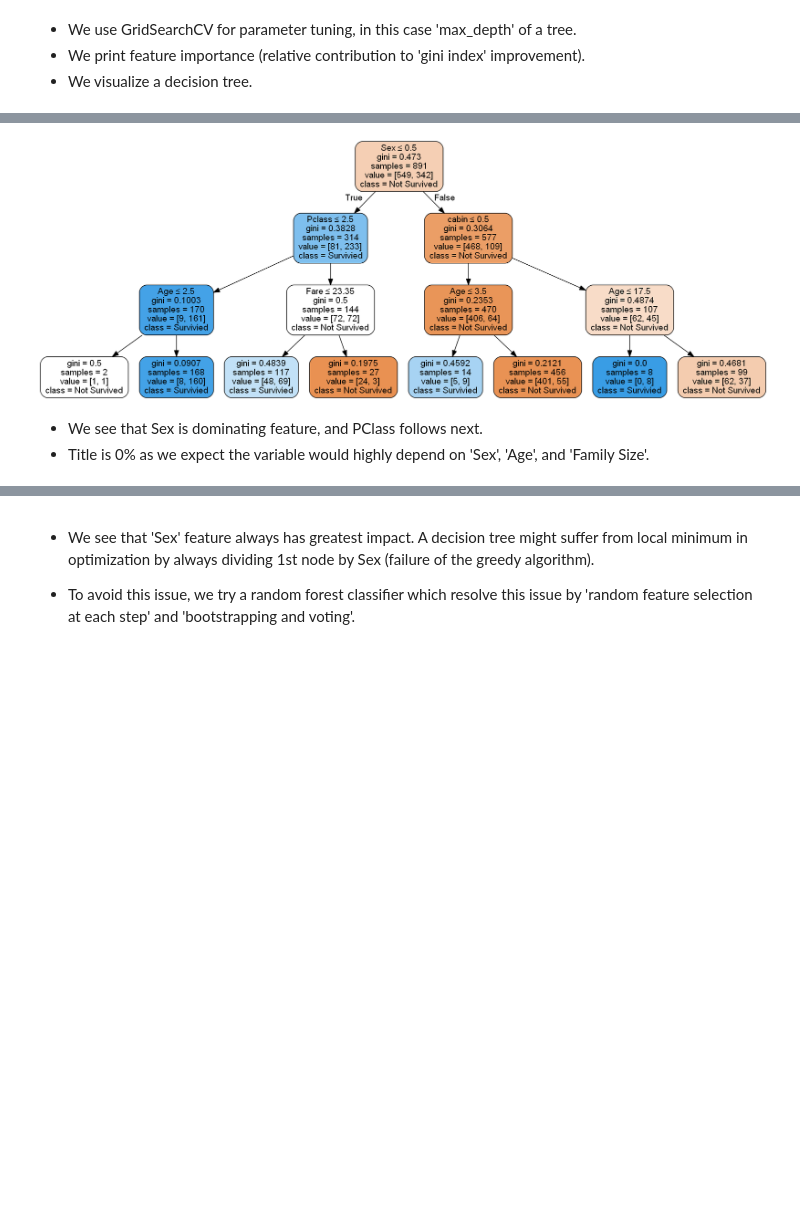
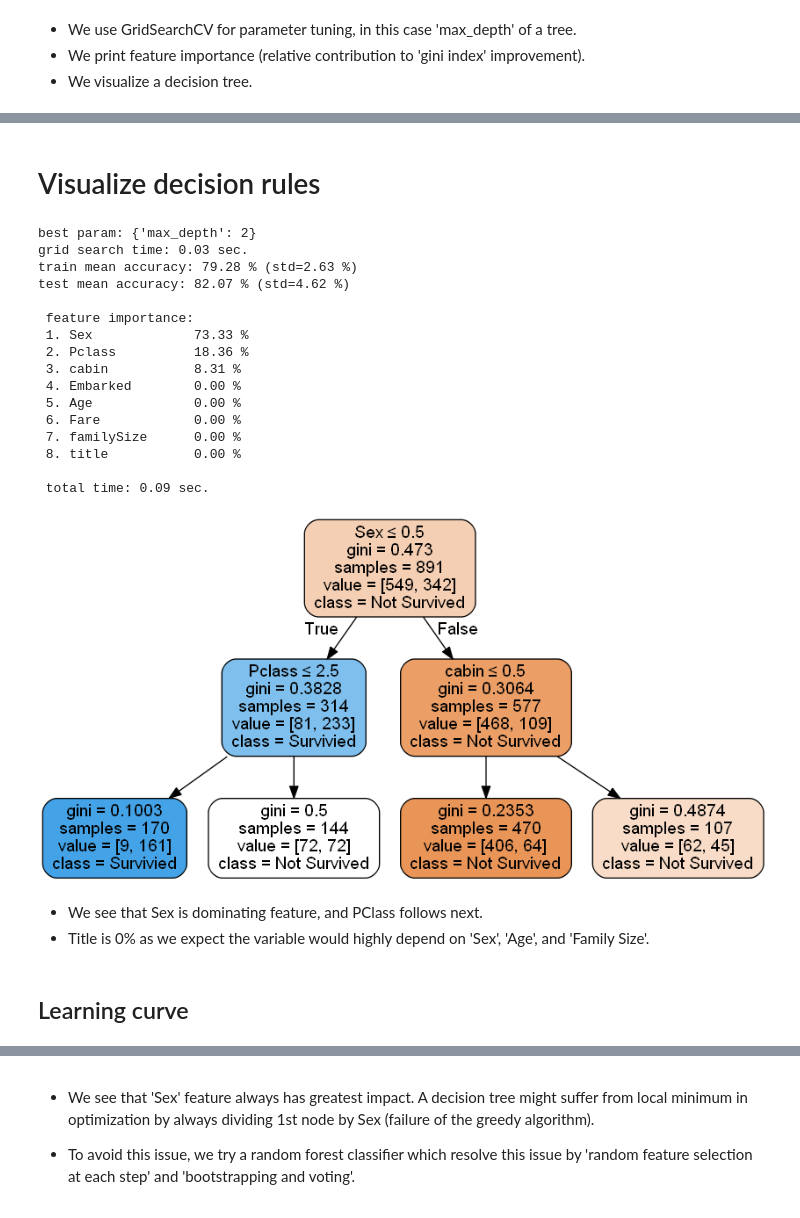
Before and after one commit to smkim235/kaggle, a Jupyter notebook: 1. Titanic Survival/2. Titanic - Modeling.ipynb, the cells around one changed output, grey strips where cells are left out. Drawn from its saved outputs; the diff is of its cells as text; code cells hidden in the pictures; blank space fills up the shorter version.

```diff
--- a/1. Titanic Survival/2. Titanic - Modeling.ipynb
+++ b/1. Titanic Survival/2. Titanic - Modeling.ipynb
@@ -218,15 +217,36 @@ DecisionTreeClassifier(class_weight=None, criterion='gini', max_depth=3,
             min_impurity_split=1e-07, min_samples_leaf=1,
             min_samples_split=2, min_weight_fraction_leaf=0.0,
             presort=False, random_state=None, splitter='best')
+# %% [markdown]
+# Visualize decision rules
 # %%
-Image(printTreeNode(clf_dt_gs,
+param_grid = [ {'max_depth':[2]} ]
+Image(printTreeNode(fitTree(X,y,param_grid=param_grid),
     feature_names=['Pclass','Sex', 'title', 'familySize', 'Fare', 'Age', 'cabin', 'Embarked'],
     class_names=['Not Survived', 'Survivied']))
 # %% [output]
+best param: {'max_depth': 2}
+grid search time: 0.03 sec.
+train mean accuracy: 79.28 % (std=2.63 %)
+test mean accuracy: 82.07 % (std=4.62 %)
+
+ feature importance:
+ 1. Sex             73.33 %
+ 2. Pclass          18.36 %
+ 3. cabin           8.31 %
+ 4. Embarked        0.00 %
+ 5. Age             0.00 %
+ 6. Fare            0.00 %
+ 7. familySize      0.00 %
+ 8. title           0.00 %
+
+ total time: 0.09 sec.
-[figure, old version]
+[figure, new version]
 # %% [markdown]
 - We see that Sex is dominating feature, and PClass follows next.
 - Title is 0% as we expect the variable would highly depend on 'Sex', 'Age', and 'Family Size'.
+# %% [markdown]
+## Learning curve
 # %%
 drawLearningCurve(clf_dt_gs, X, y)
 # %% [output]
```
Also changed, not shown: parts of 21 cells of this notebook, 5 other files.
